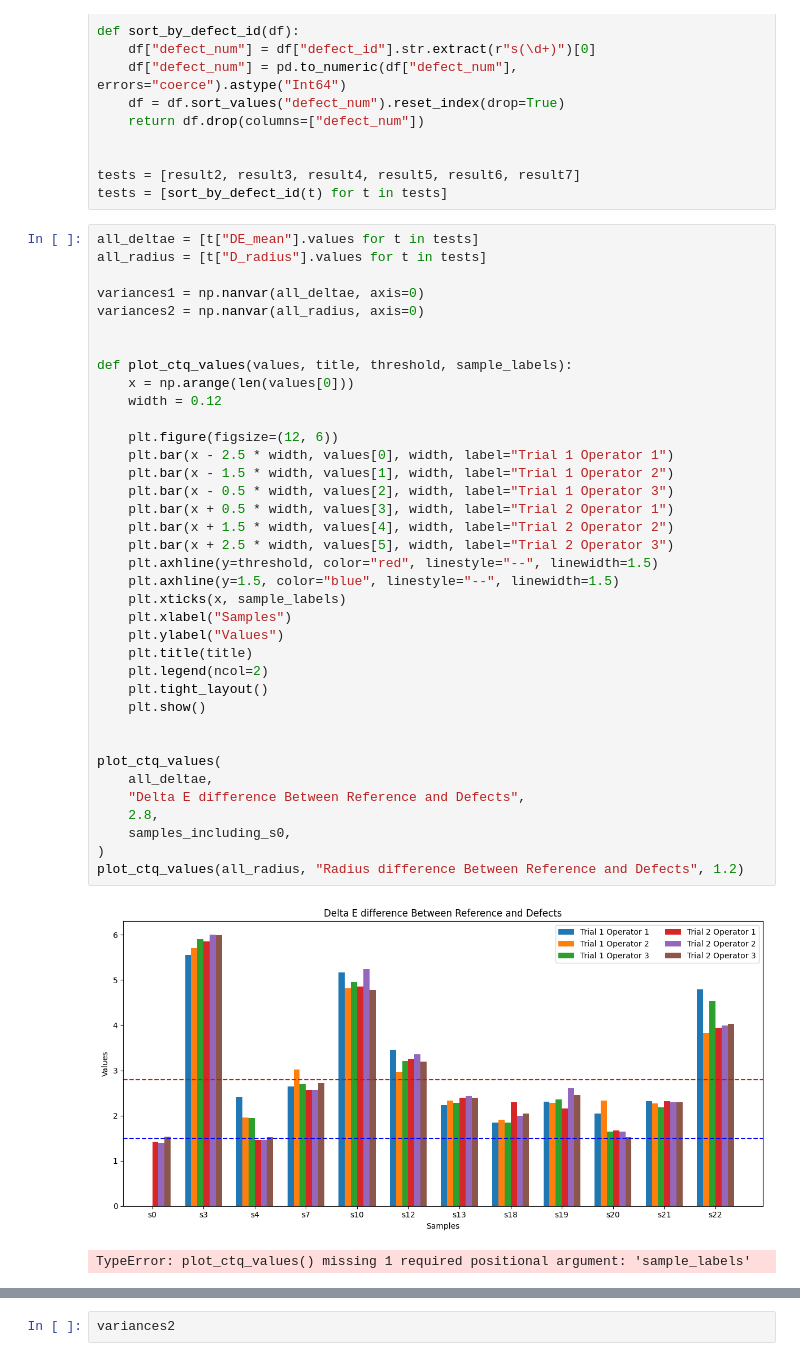
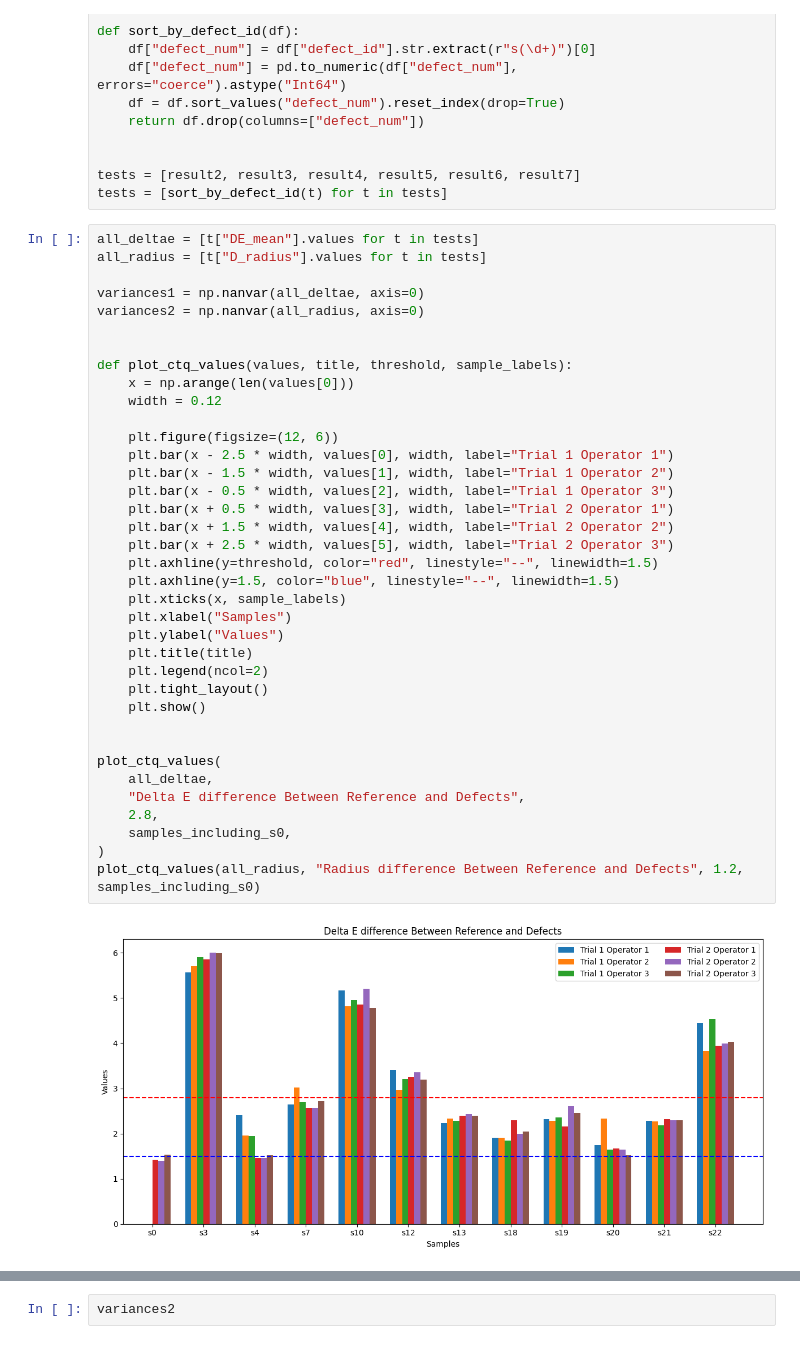
Before and after one commit to PumaresBenaiges/IndustrialProject, a Jupyter notebook: organised_code/main.ipynb, the cells around one changed output, grey strips where cells are left out. Cells and saved outputs as stored; diff of their text form.

```diff
--- a/organised_code/main.ipynb
+++ b/organised_code/main.ipynb
@@ -474,33 +426,32 @@ variances2 = np.nanvar(all_radius, axis=0)
 
 def plot_ctq_values(values, title, threshold, sample_labels):
     x = np.arange(len(values[0]))
     width = 0.12
 
     plt.figure(figsize=(12, 6))
     plt.bar(x - 2.5 * width, values[0], width, label="Trial 1 Operator 1")
     plt.bar(x - 1.5 * width, values[1], width, label="Trial 1 Operator 2")
     plt.bar(x - 0.5 * width, values[2], width, label="Trial 1 Operator 3")
     plt.bar(x + 0.5 * width, values[3], width, label="Trial 2 Operator 1")
     plt.bar(x + 1.5 * width, values[4], width, label="Trial 2 Operator 2")
     plt.bar(x + 2.5 * width, values[5], width, label="Trial 2 Operator 3")
     plt.axhline(y=threshold, color="red", linestyle="--", linewidth=1.5)
     plt.axhline(y=1.5, color="blue", linestyle="--", linewidth=1.5)
     plt.xticks(x, sample_labels)
     plt.xlabel("Samples")
     plt.ylabel("Values")
     plt.title(title)
     plt.legend(ncol=2)
     plt.tight_layout()
     plt.show()
 
 
 plot_ctq_values(
     all_deltae,
     "Delta E difference Between Reference and Defects",
     2.8,
     samples_including_s0,
 )
-plot_ctq_values(all_radius, "Radius difference Between Reference and Defects", 1.2)
+plot_ctq_values(all_radius, "Radius difference Between Reference and Defects", 1.2, samples_including_s0)
 # %% [output]
-[figure, old version]
+[figure, new version]
-TypeError: plot_ctq_values() missing 1 required positional argument: 'sample_labels'
```
Also changed, not shown: parts of 7 cells of this notebook.
